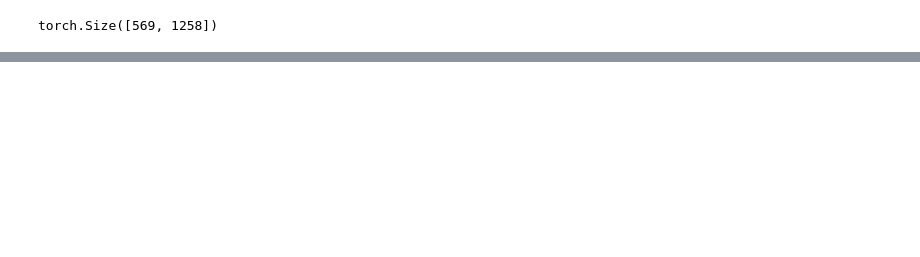
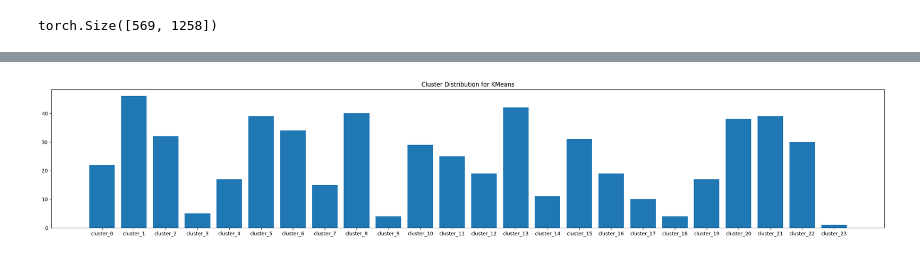
Before and after one commit to MaximeSzymanski/StocksClustering, a Jupyter notebook: clustering_stocks.ipynb, the cells around one changed output, grey strips where cells are left out. Drawn from its saved outputs; the diff is of its cells as text; code cells hidden in the pictures; blank space fills up the shorter version.

```diff
--- a/clustering_stocks.ipynb
+++ b/clustering_stocks.ipynb
@@ -684,0 +695,10 @@ torch.Size([1, 1258, 1])
+# %%
+
+cluster_c = [len(labels[labels == i]) for i in range(cluster_count)]
+cluster_n = ["cluster_" + str(i) for i in range(cluster_count)]
+plt.figure(figsize=(30, 5))
+plt.title("Cluster Distribution for KMeans")
+plt.bar(cluster_n, cluster_c)
+plt.show()
+# %% [output]
+[figure, added]
```
Also changed, not shown: parts of 22 cells of this notebook.
